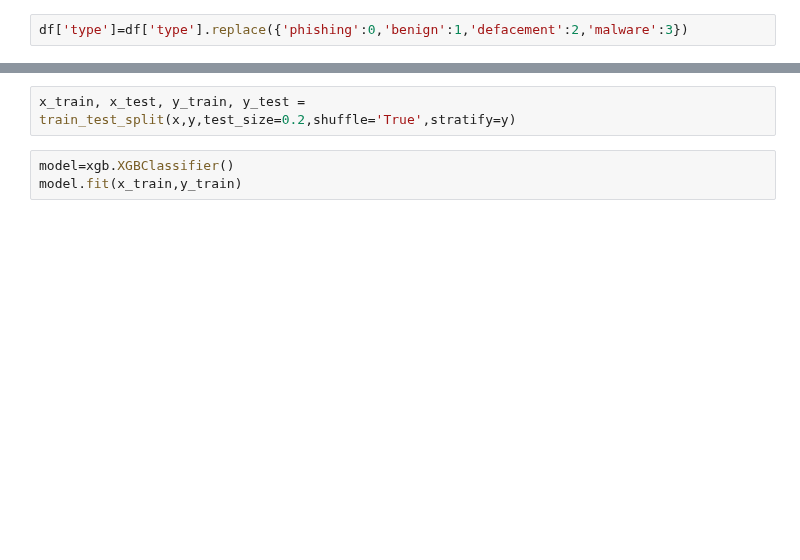
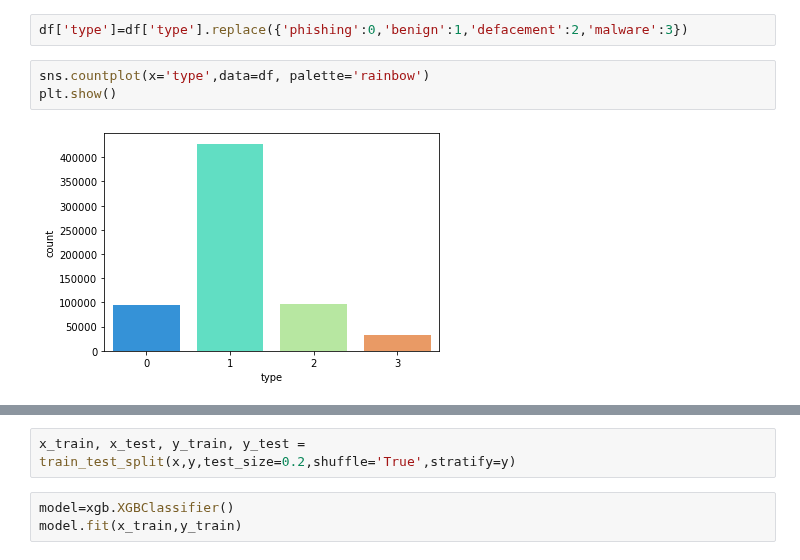
Before and after one commit to alphabeta2206/Mal_URL, a Jupyter notebook: Models/catgorical_test.ipynb, the cells around one changed output, grey strips where cells are left out. Cells and saved outputs as stored; diff of their text form; blank space fills up the shorter version.

```diff
--- a/Models/catgorical_test.ipynb
+++ b/Models/catgorical_test.ipynb
@@ -242,5 +234,10 @@ df.head()
 # %%
 df['type']=df['type'].replace({'phishing':0,'benign':1,'defacement':2,'malware':3})
+# %%
+sns.countplot(x='type',data=df, palette='rainbow')
+plt.show()
+# %% [output]
+[figure, added]
 # %%
 df.head()
 # %% [output]
```
Also changed, not shown: parts of 11 cells of this notebook, 1 other file.
